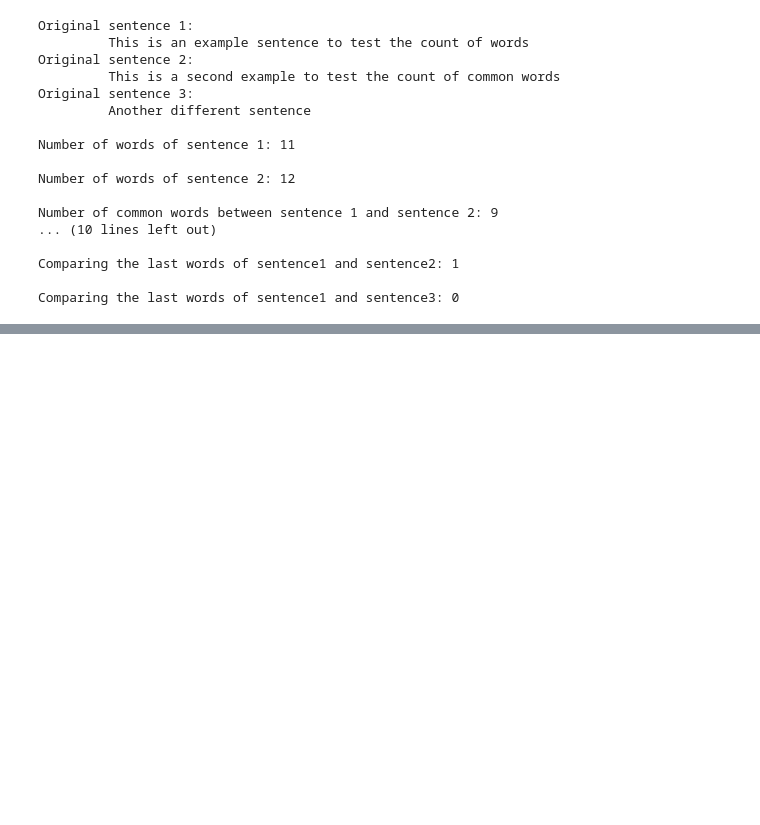
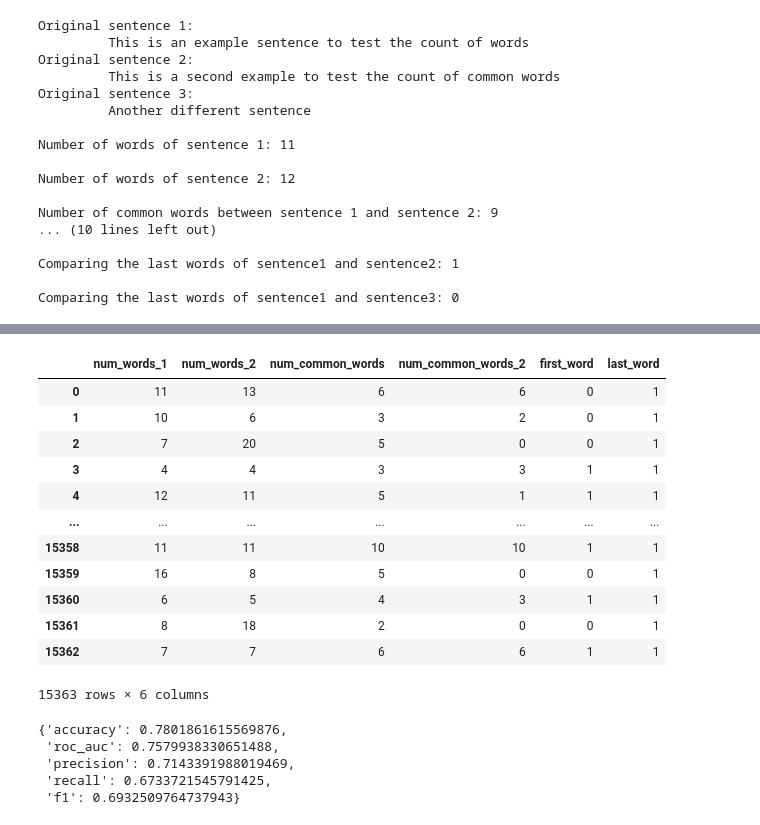
Before and after one commit to ClaudiaValverde/quora-challenge, a Jupyter notebook: utils_Alba.ipynb, the cells around one changed output, grey strips where cells are left out. Cells and saved outputs as stored; diff of their text form; code cells hidden in the pictures; blank space fills up the shorter version.

```diff
--- a/utils_Alba.ipynb
+++ b/utils_Alba.ipynb
@@ -505,0 +787,17 @@ Comparing the last words of sentence1 and sentence3: 0
+# %%
+X_va_features = build_numeric_features(q1_val, q2_val)
+X_va_features
+# %% [output]
+|  | num_words_1 | num_words_2 | num_common_words | num_common_words_2 | first_word | last_word |
+| 0 | 11 | 13 | 6 | 6 | 0 | 1 |
+| 1 | 10 | 6 | 3 | 2 | 0 | 1 |
+| 2 | 7 | 20 | 5 | 0 | 0 | 1 |
+| 3 | 4 | 4 | 3 | 3 | 1 | 1 |
+| 4 | 12 | 11 | 5 | 1 | 1 | 1 |
+| ... | ... | ... | ... | ... | ... | ... |
+| 15358 | 11 | 11 | 10 | 10 | 1 | 1 |
+| 15359 | 16 | 8 | 5 | 0 | 0 | 1 |
+| 15360 | 6 | 5 | 4 | 3 | 1 | 1 |
+| 15361 | 8 | 18 | 2 | 0 | 0 | 1 |
+| 15362 | 7 | 7 | 6 | 6 | 1 | 1 |
+15363 rows × 6 columns
@@ -505,0 +807,13 @@ Comparing the last words of sentence1 and sentence3: 0
+# %%
+# combine countvectorizer data with features
+X_va_features_sparse = scipy.sparse.hstack([X_va_q1q2_pre, scipy.sparse.csr_matrix(X_va_features)])
+
+# evaluate validation
+train_metrics2 = evaluate_model(X_va_features_sparse, y_va, model=logistic2, display=False)
+train_metrics2
+# %% [output]
+{'accuracy': 0.7801861615569876,
+ 'roc_auc': 0.7579938330651488,
+ 'precision': 0.7143391988019469,
+ 'recall': 0.6733721545791425,
+ 'f1': 0.6932509764737943}
```
Also changed, not shown: parts of 53 cells of this notebook, 15 other files.
